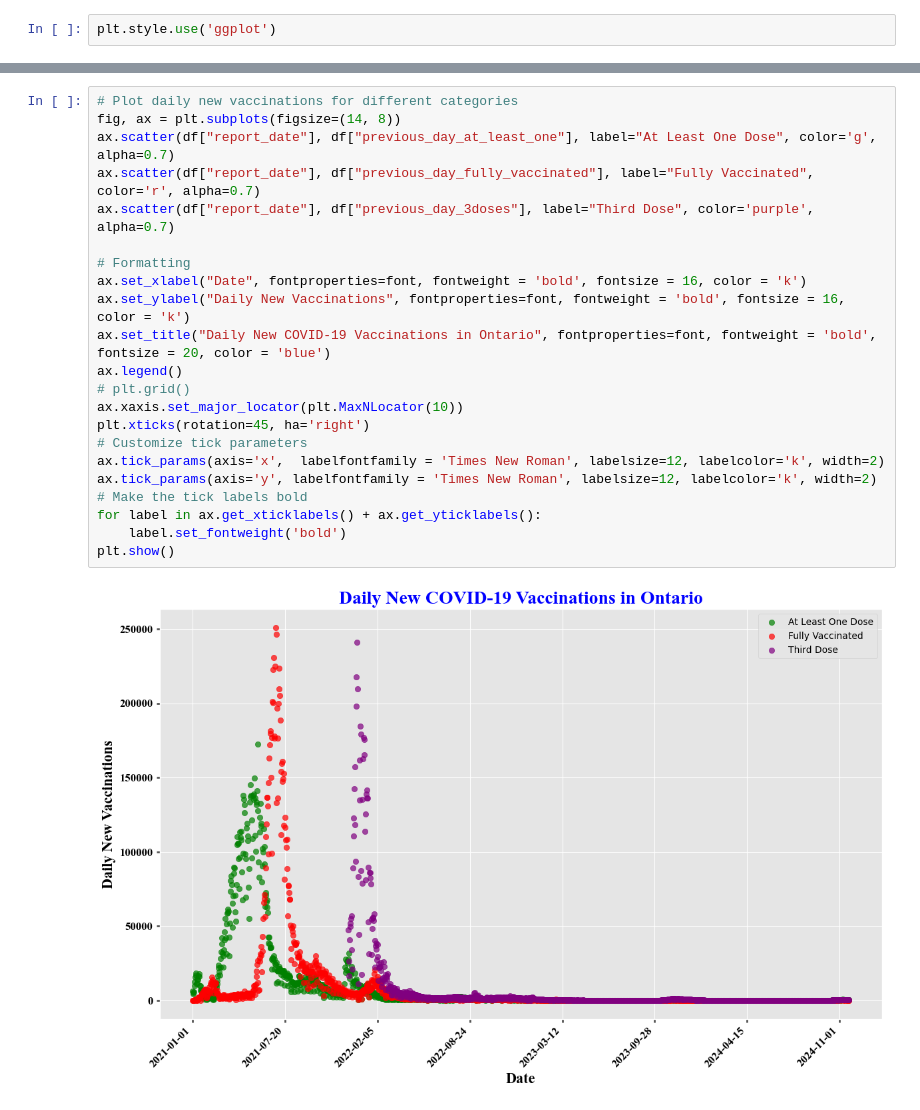
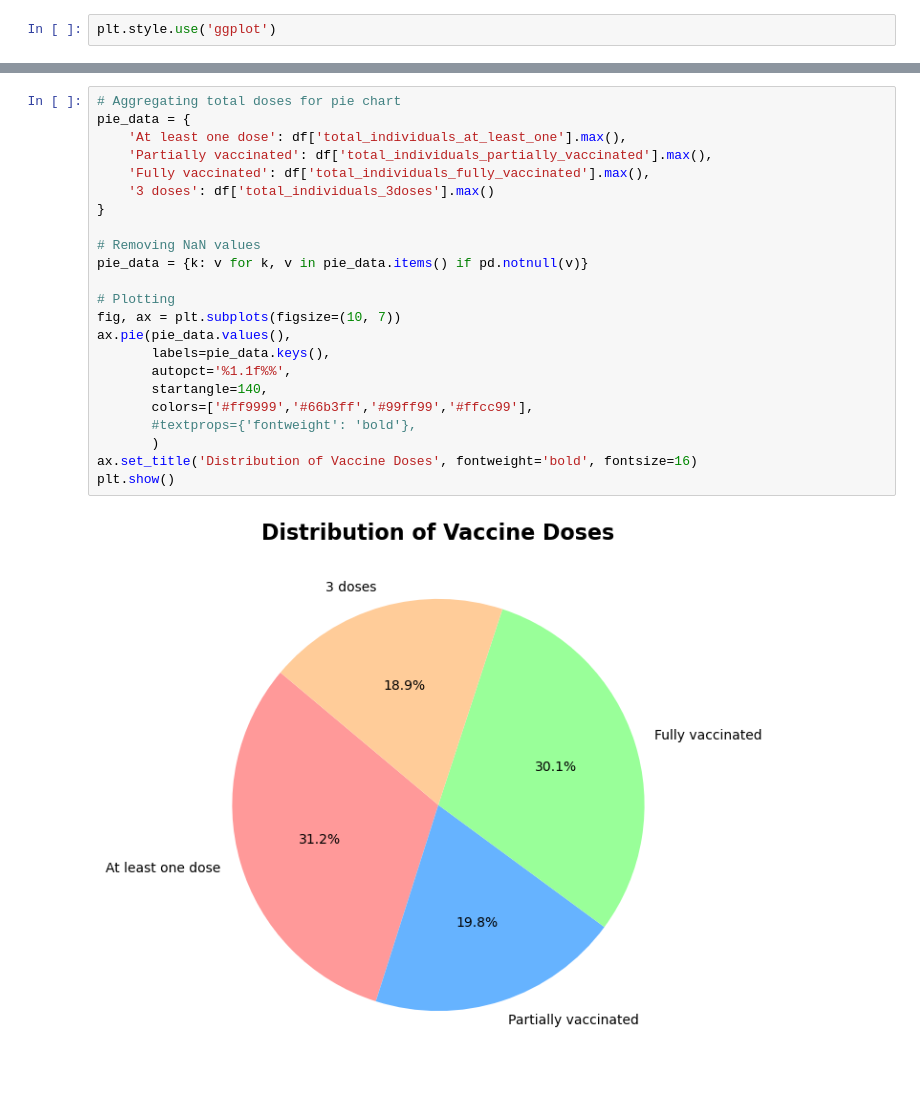
Before and after one commit to bitewulign/visualization, a Jupyter notebook: 02_activities/assignments/visualization_1_python.ipynb, the cells around one changed output, grey strips where cells are left out. Drawn from its saved outputs; the diff is of its cells as text.

Commit message:
visualization 1 is added to assignment 3

```diff
--- a/02_activities/assignments/visualization_1_python.ipynb
+++ b/02_activities/assignments/visualization_1_python.ipynb
@@ -177,24 +72,25 @@ Peak Vaccination Days:
-# %%
-# Plot daily new vaccinations for different categories
-fig, ax = plt.subplots(figsize=(14, 8))
-ax.scatter(df["report_date"], df["previous_day_at_least_one"], label="At Least One Dose", color='g', alpha=0.7)
-ax.scatter(df["report_date"], df["previous_day_fully_vaccinated"], label="Fully Vaccinated", color='r', alpha=0.7)
-ax.scatter(df["report_date"], df["previous_day_3doses"], label="Third Dose", color='purple', alpha=0.7)
-
-# Formatting
-ax.set_xlabel("Date", fontproperties=font, fontweight = 'bold', fontsize = 16, color = 'k')
-ax.set_ylabel("Daily New Vaccinations", fontproperties=font, fontweight = 'bold', fontsize = 16, color = 'k')
-ax.set_title("Daily New COVID-19 Vaccinations in Ontario", fontproperties=font, fontweight = 'bold', fontsize = 20, color = 'blue')
-ax.legend()
-# plt.grid()
-ax.xaxis.set_major_locator(plt.MaxNLocator(10))
-plt.xticks(rotation=45, ha='right')
-# Customize tick parameters
-ax.tick_params(axis='x',  labelfontfamily = 'Times New Roman', labelsize=12, labelcolor='k', width=2)
-ax.tick_params(axis='y', labelfontfamily = 'Times New Roman', labelsize=12, labelcolor='k', width=2)
-# Make the tick labels bold
-for label in ax.get_xticklabels() + ax.get_yticklabels():
-    label.set_fontweight('bold')
-plt.show()
-# %% [output]
-[figure, removed]
+# %%
+# Aggregating total doses for pie chart
+pie_data = {
+    'At least one dose': df['total_individuals_at_least_one'].max(),
+    'Partially vaccinated': df['total_individuals_partially_vaccinated'].max(),
+    'Fully vaccinated': df['total_individuals_fully_vaccinated'].max(),
+    '3 doses': df['total_individuals_3doses'].max()
+}
+
+# Removing NaN values
+pie_data = {k: v for k, v in pie_data.items() if pd.notnull(v)}
+
+# Plotting
+fig, ax = plt.subplots(figsize=(10, 7))
+ax.pie(pie_data.values(),
+       labels=pie_data.keys(),
+       autopct='%1.1f%%',
+       startangle=140,
+       colors=['#ff9999','#66b3ff','#99ff99','#ffcc99'],
+       #textprops={'fontweight': 'bold'},
+       )
+ax.set_title('Distribution of Vaccine Doses', fontweight='bold', fontsize=16)
+plt.show()
+# %% [output]
+[figure, added]
```
Also changed, not shown: parts of 17 cells of this notebook, 2 other files.
